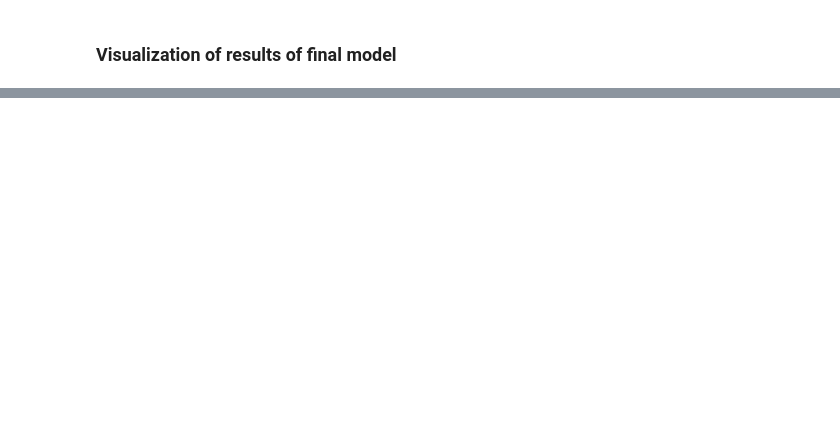
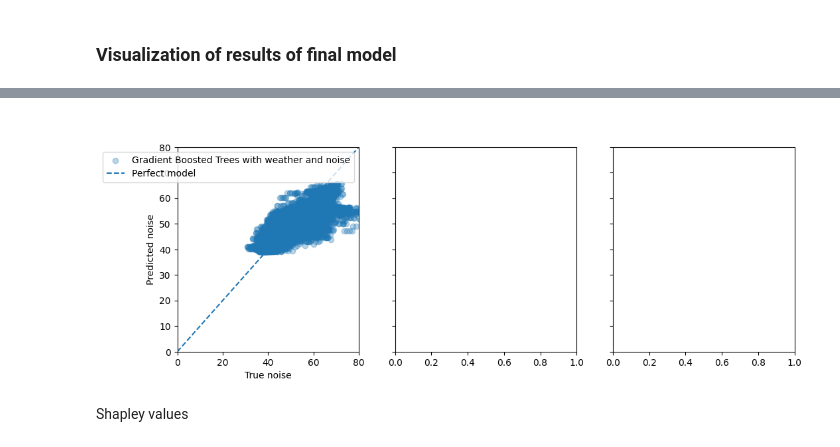
Before and after one commit to IvanaOsredek/ModernDataAnalyticsProject, a Jupyter notebook: MDA_main_notebook.ipynb, the cells around one changed output, grey strips where cells are left out. Saved outputs shown, nothing was run; the diff lists cells and outputs as text; code cells hidden in the pictures; blank space fills up the shorter version.

Commit message:
Added visualization of predictions

```diff
--- a/MDA_main_notebook.ipynb
+++ b/MDA_main_notebook.ipynb
@@ -393,2 +379,19 @@ HistGradientBoostingRegressor(learning_rate=0.05, max_leaf_nodes=9)
 # %% [markdown]
 ### Visualization of results of final model
+# %%
+#visualization of model predictions, trained on full data
+best_model.fit(X, y)
+best_model_predictions = best_model.predict(X)
+
+last_hours = slice(-1000, None)
+fig, ax = plt.subplots(figsize=(12, 4))
+fig.suptitle("Predictions by best model with weather")
+ax.plot(
+    y.values[last_hours],
+    "x-",
+    alpha=0.2,
+    label="Actual noise",
+    color="black",
+)
+ax.plot(best_model_predictions[last_hours], "x-", label="predictions")
+_ = ax.legend()
@@ -394,0 +400,25 @@ HistGradientBoostingRegressor(learning_rate=0.05, max_leaf_nodes=9)
+# %%
+fig, axes = plt.subplots(ncols=3, figsize=(12, 4), sharey=True)
+fig.suptitle(" ")
+predictions = [
+    best_model_predictions,
+]
+labels = [
+    "Gradient Boosted Trees with weather and noise",
+]
+for ax, pred, label in zip(axes, predictions, labels):
+    ax.scatter(y.values, pred, alpha=0.3, label=label)
+    ax.plot([0, 80], [0, 80], "--", label="Perfect model")
+    ax.set(
+        xlim=(0, 80),
+        ylim=(0, 80),
+        xlabel="True noise",
+        ylabel="Predicted noise",
+    )
+    ax.legend()
+
+plt.show()
+# %% [output]
+[figure, added]
+# %% [markdown]
+Shapley values
```
Also changed, not shown: parts of 4 cells of this notebook.
